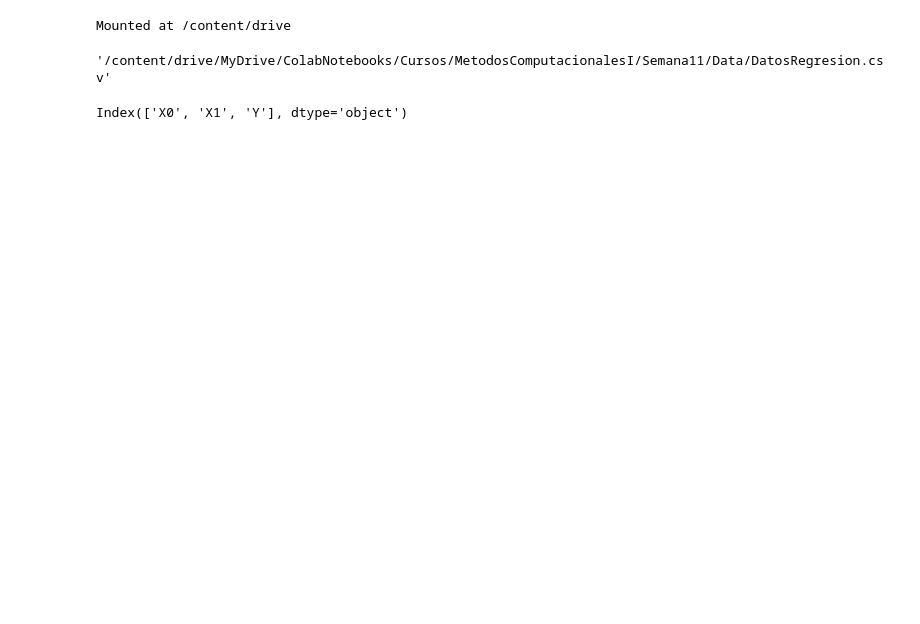
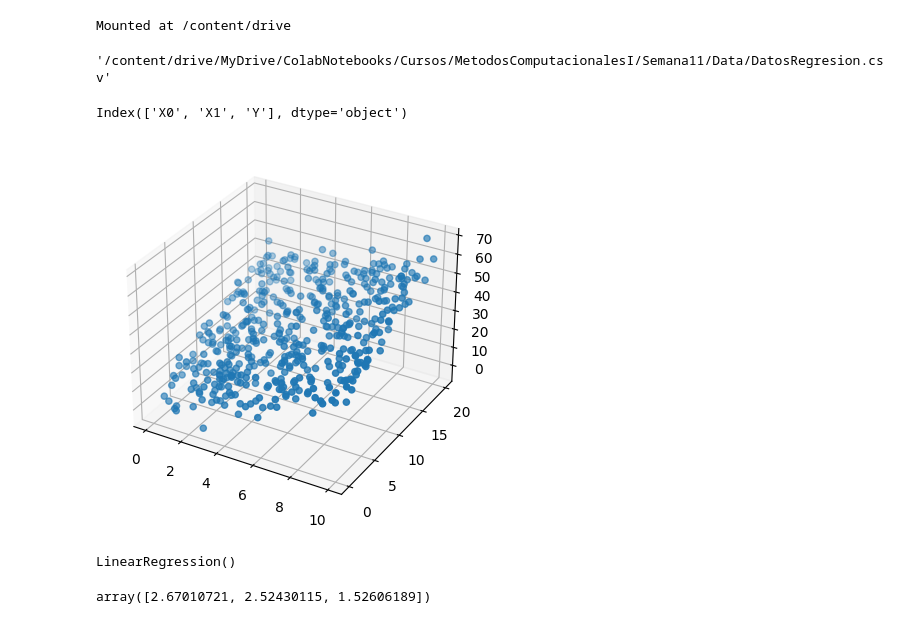
Before and after one commit to asegura4488/MetodosComputacionalesI, a Jupyter notebook: Semana11/MultiLineal.ipynb, the cells around one changed output. Drawn from its saved outputs; the diff is of its cells as text; code cells hidden in the pictures; blank space fills up the shorter version.

```diff
--- a/Semana11/MultiLineal.ipynb
+++ b/Semana11/MultiLineal.ipynb
@@ -22,0 +29,7 @@ Y = np.array(data['Y'])
+# %%
+fig = plt.figure()
+ax = fig.add_subplot(111,projection='3d')
+ax.scatter(X[:,0],X[:,1],Y)
+plt.show()
+# %% [output]
+[figure, added]
@@ -22,0 +38,11 @@ Y = np.array(data['Y'])
+# %%
+# Modelo
+Model = LinearRegression()
+Model.fit(XTrain,YTrain)
+# %% [output]
+LinearRegression()
+# %%
+param = np.array([Model.intercept_,Model.coef_[0],Model.coef_[1]])
+param
+# %% [output]
+array([2.67010721, 2.52430115, 1.52606189])
```
Also changed, not shown: parts of 6 cells of this notebook.
